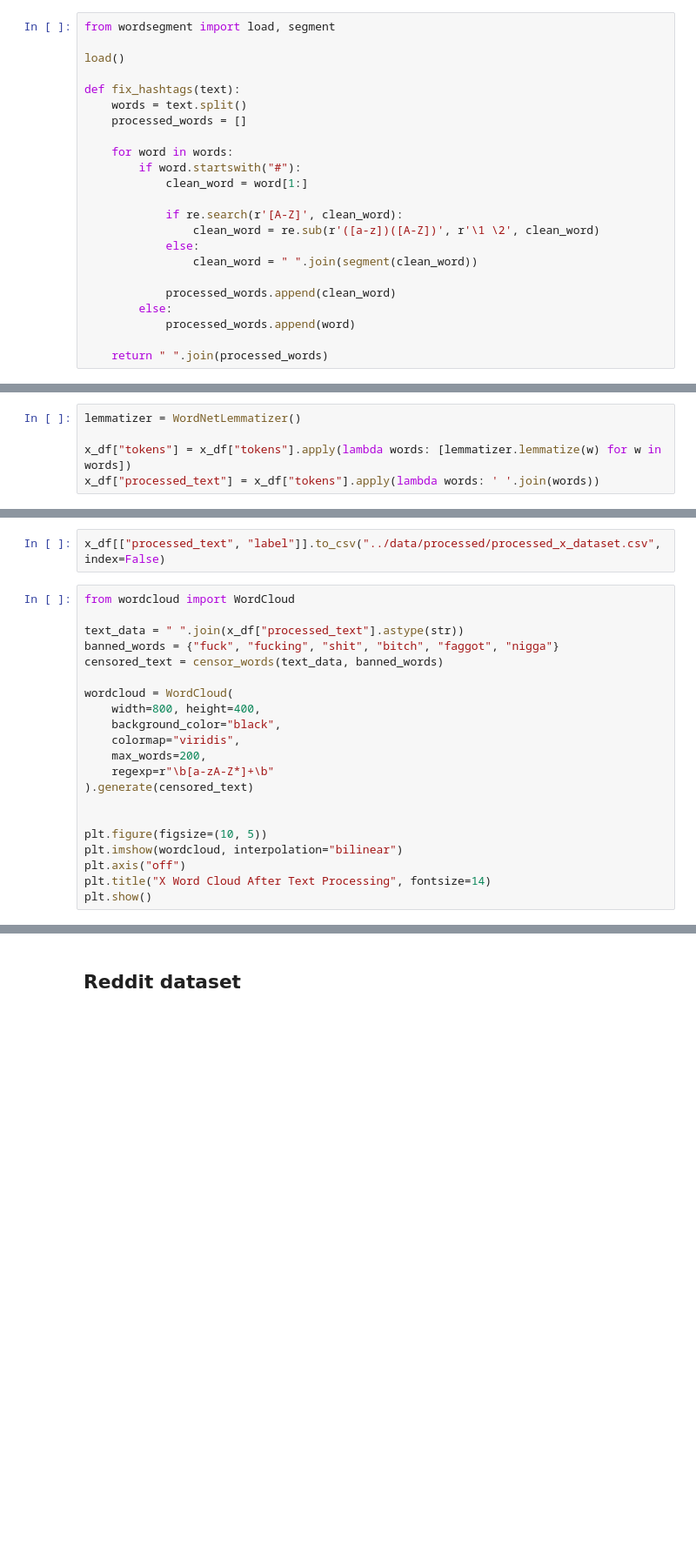
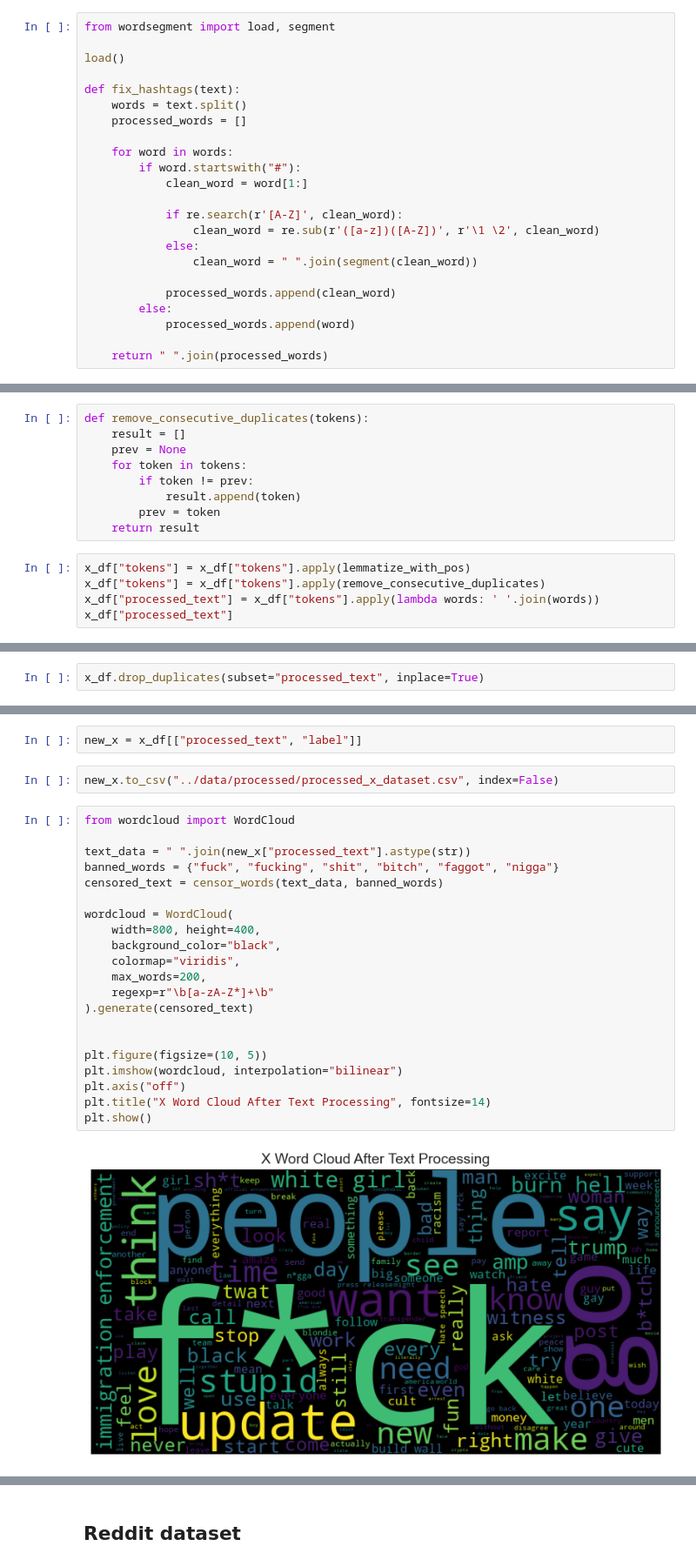
Before and after one commit to dud3yyy/Hate_Speech_Detection_Thesis, a Jupyter notebook: notebooks/3.0.data_processing.ipynb, the cells around one changed output, grey strips where cells are left out. Shown at 87% size. Drawn from its saved outputs; the diff is of its cells as text; blank space fills up the shorter version.

```diff
--- a/notebooks/3.0.data_processing.ipynb
+++ b/notebooks/3.0.data_processing.ipynb
@@ -113,5 +262,14 @@ x_df["tokens"] = x_df["tokens"].apply(lambda words: [w for w in words if w not i
+# %%
+def remove_consecutive_duplicates(tokens):
+    result = []
+    prev = None
+    for token in tokens:
+        if token != prev:
+            result.append(token)
+        prev = token
+    return result
 # %%
-lemmatizer = WordNetLemmatizer()
-
-x_df["tokens"] = x_df["tokens"].apply(lambda words: [lemmatizer.lemmatize(w) for w in words])
+x_df["tokens"] = x_df["tokens"].apply(lemmatize_with_pos)
+x_df["tokens"] = x_df["tokens"].apply(remove_consecutive_duplicates)
 x_df["processed_text"] = x_df["tokens"].apply(lambda words: ' '.join(words))
+x_df["processed_text"]
@@ -119,0 +289,2 @@ x_df.head()
+# %%
+x_df.drop_duplicates(subset="processed_text", inplace=True)
@@ -120,26 +297,30 @@ x_df.head()
+# %%
+new_x = x_df[["processed_text", "label"]]
 # %%
-x_df[["processed_text", "label"]].to_csv("../data/processed/processed_x_dataset.csv", index=False)
+new_x.to_csv("../data/processed/processed_x_dataset.csv", index=False)
 # %%
 from wordcloud import WordCloud
 
-text_data = " ".join(x_df["processed_text"].astype(str))
+text_data = " ".join(new_x["processed_text"].astype(str))
 banned_words = {"fuck", "fucking", "shit", "bitch", "faggot", "nigga"}
 censored_text = censor_words(text_data, banned_words)
 
 wordcloud = WordCloud(
     width=800, height=400,
     background_color="black",
     colormap="viridis",
     max_words=200,
     regexp=r"\b[a-zA-Z*]+\b"
 ).generate(censored_text)
 
 
 plt.figure(figsize=(10, 5))
 plt.imshow(wordcloud, interpolation="bilinear")
 plt.axis("off")
 plt.title("X Word Cloud After Text Processing", fontsize=14)
 plt.show()
+# %% [output]
+[figure, added]
 # %%
 class_count = x_df['label'].value_counts()
 plt.figure(figsize=(3,3))
```
Also changed, not shown: parts of 42 cells of this notebook, 3 other files.
